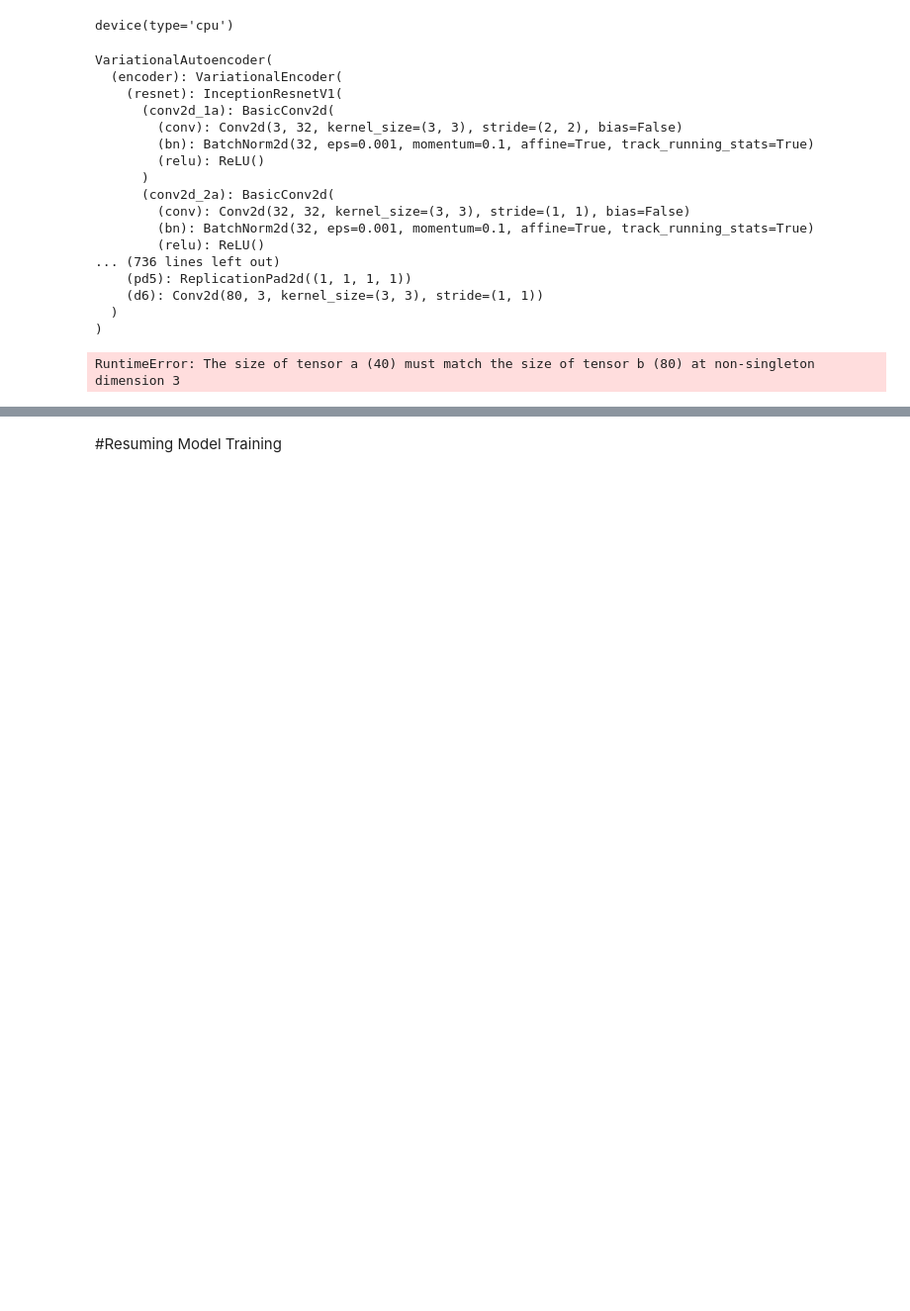
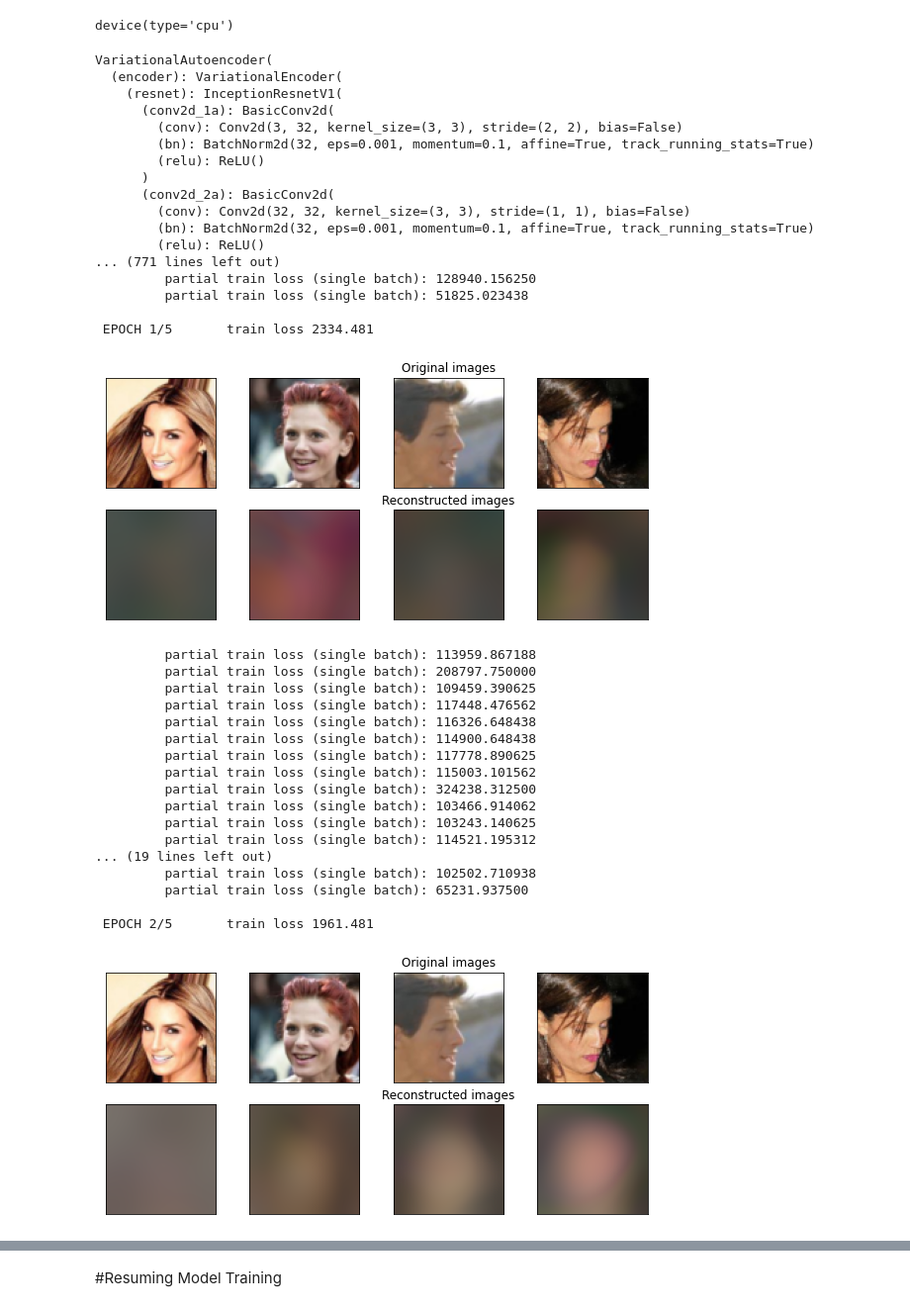
Before and after one commit to julian-8897/Non-Euclidean-NN, a Jupyter notebook: CelebA_vae_test.ipynb, the cells around one changed output, grey strips where cells are left out. Shown at 99% size. Drawn from its saved outputs; the diff is of its cells as text; code cells hidden in the pictures; blank space fills up the shorter version.

```diff
--- a/CelebA_vae_test.ipynb
+++ b/CelebA_vae_test.ipynb
@@ -141,39 +141,57 @@ print(model)
 epochs = 5
 learning_rate = 5e-4
 
-optimizer = geoopt.optim.RiemannianAdam(model.parameters(), lr=learning_rate)
-#optimizer = torch.optim.Adam(model.parameters(), lr=learning_rate)
+#optimizer = geoopt.optim.RiemannianAdam(model.parameters(), lr=learning_rate)
+optimizer = torch.optim.Adam(model.parameters(), lr=learning_rate)
 
 #Training loop
 for epoch in range(epochs):
    train_loss = train_epoch(model, trainloader, optimizer)
    print('\n EPOCH {}/{} \t train loss {:.3f}'.format(epoch + 1, epochs, train_loss))
    plot_ae_outputs(model.encoder, model.decoder,n=4)
 
 
 # save model checkpoint
 # torch.save({
 #             'epoch': epochs,
 #             'model_state_dict': model.state_dict(),
 #             'optimizer_state_dict': optimizer.state_dict(),
 #             'loss': loss_function,
 #             }, 'outputs/resnet_model.pth')
 # %% [output]
 VariationalAutoencoder(
   (encoder): VariationalEncoder(
     (resnet): InceptionResnetV1(
       (conv2d_1a): BasicConv2d(
         (conv): Conv2d(3, 32, kernel_size=(3, 3), stride=(2, 2), bias=False)
         (bn): BatchNorm2d(32, eps=0.001, momentum=0.1, affine=True, track_running_stats=True)
         (relu): ReLU()
       )
       (conv2d_2a): BasicConv2d(
         (conv): Conv2d(32, 32, kernel_size=(3, 3), stride=(1, 1), bias=False)
         (bn): BatchNorm2d(32, eps=0.001, momentum=0.1, affine=True, track_running_stats=True)
         (relu): ReLU()
-... (736 lines left out)
-    (pd5): ReplicationPad2d((1, 1, 1, 1))
-    (d6): Conv2d(80, 3, kernel_size=(3, 3), stride=(1, 1))
-  )
-)
+... (771 lines left out)
+         partial train loss (single batch): 128940.156250
+         partial train loss (single batch): 51825.023438
+
+ EPOCH 1/5       train loss 2334.481
+[figure, added]
-RuntimeError: The size of tensor a (40) must match the size of tensor b (80) at non-singleton dimension 3
+         partial train loss (single batch): 113959.867188
+         partial train loss (single batch): 208797.750000
+         partial train loss (single batch): 109459.390625
+         partial train loss (single batch): 117448.476562
+         partial train loss (single batch): 116326.648438
+         partial train loss (single batch): 114900.648438
+         partial train loss (single batch): 117778.890625
+         partial train loss (single batch): 115003.101562
+         partial train loss (single batch): 324238.312500
+         partial train loss (single batch): 103466.914062
+         partial train loss (single batch): 103243.140625
+         partial train loss (single batch): 114521.195312
+... (19 lines left out)
+         partial train loss (single batch): 102502.710938
+         partial train loss (single batch): 65231.937500
+
+ EPOCH 2/5       train loss 1961.481
+[figure, added]
```
Also changed, not shown: parts of 1 cell of this notebook, 1 other file.
